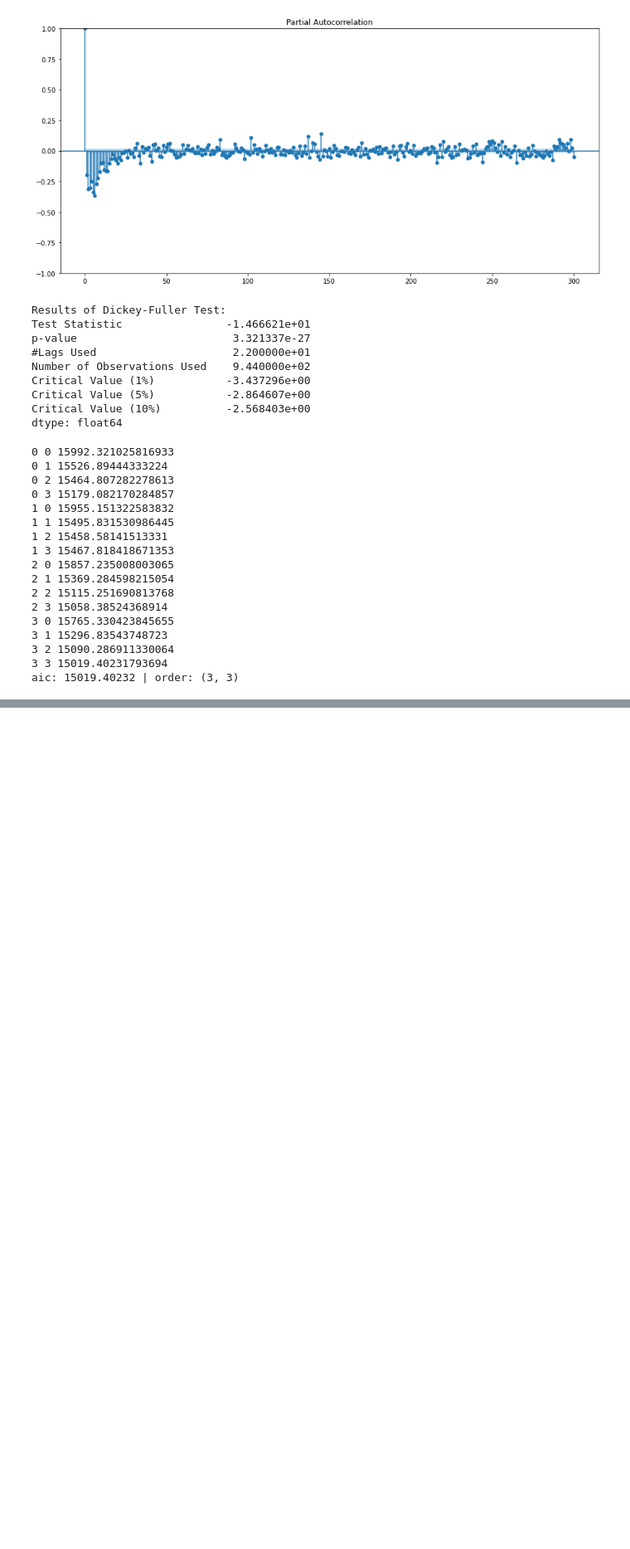
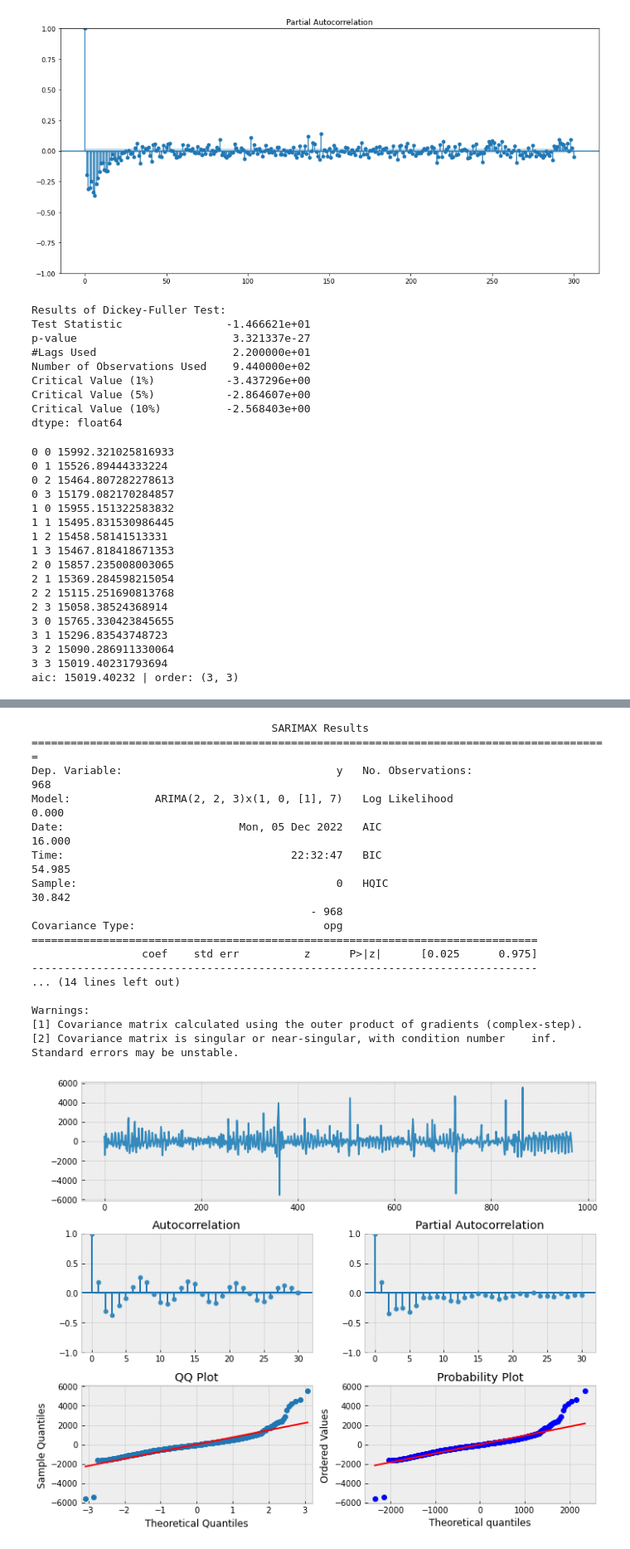
Before and after one commit to derSchmetterling/time_series, a Jupyter notebook: trabalho_ts.ipynb, the cells around one changed output, grey strips where cells are left out. Shown at 83% size. Saved outputs shown, nothing was run; the diff lists cells and outputs as text; code cells hidden in the pictures; blank space fills up the shorter version.

```diff
--- a/trabalho_ts.ipynb
+++ b/trabalho_ts.ipynb
@@ -603,0 +621,24 @@ aic: 14990.87310 | order: (2, 0, 3)
+# %%
+model = ARIMA(residuos, order=(2, 2, 3),seasonal_order=(1, 0, 1, 7) ).fit()
+resid_arma33 = model.resid
+print(model.summary())
+tsplot(resid_arma33)
+# %% [output]
+                                     SARIMAX Results
+=========================================================================================
+Dep. Variable:                                 y   No. Observations:                  968
+Model:             ARIMA(2, 2, 3)x(1, 0, [1], 7)   Log Likelihood                   0.000
+Date:                           Mon, 05 Dec 2022   AIC                             16.000
+Time:                                   22:32:47   BIC                             54.985
+Sample:                                        0   HQIC                            30.842
+                                           - 968
+Covariance Type:                             opg
+==============================================================================
+                 coef    std err          z      P>|z|      [0.025      0.975]
+------------------------------------------------------------------------------
+... (14 lines left out)
+
+Warnings:
+[1] Covariance matrix calculated using the outer product of gradients (complex-step).
+[2] Covariance matrix is singular or near-singular, with condition number    inf. Standard errors may be unstable.
+[figure, added]
```
Also changed, not shown: parts of 20 cells of this notebook.
